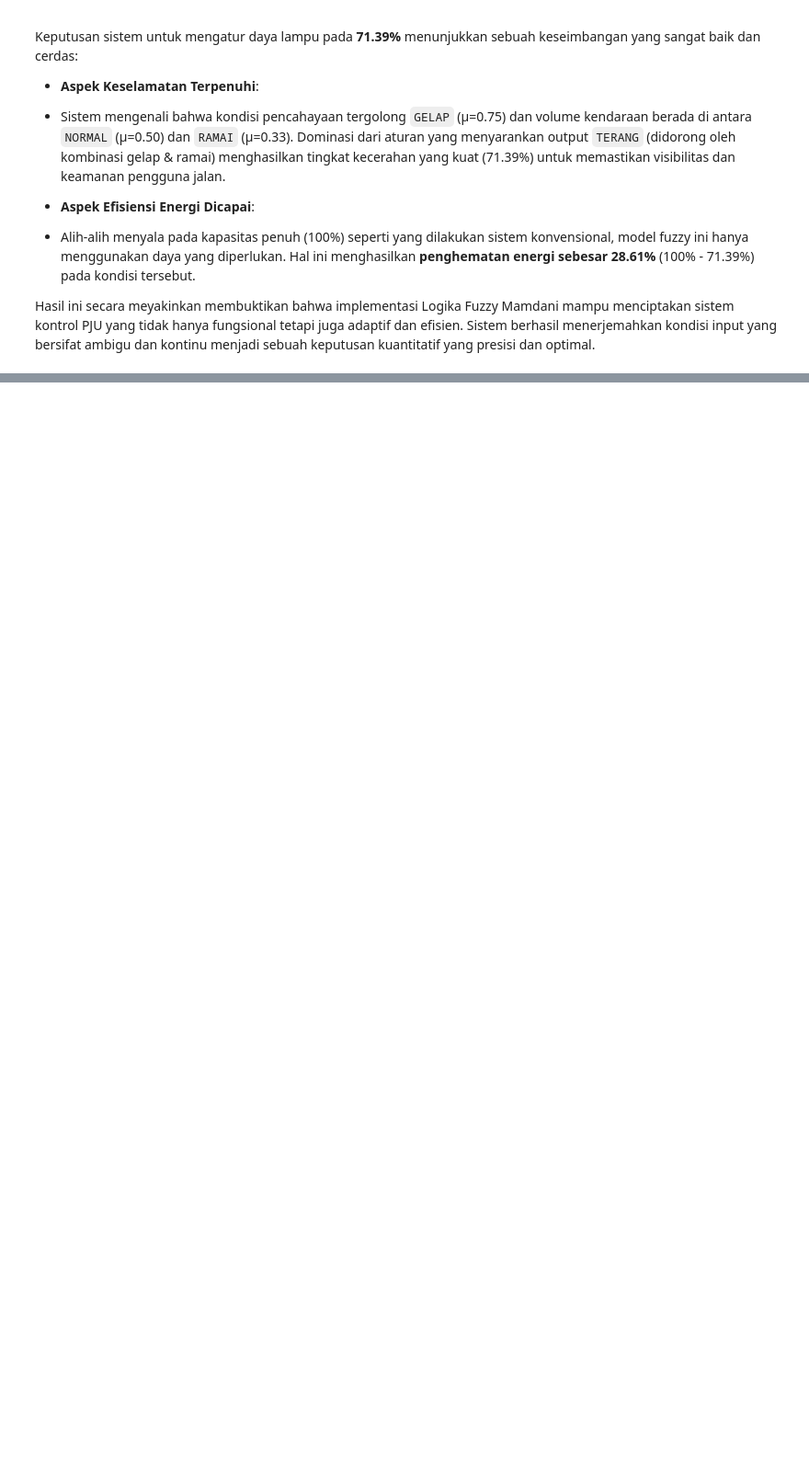
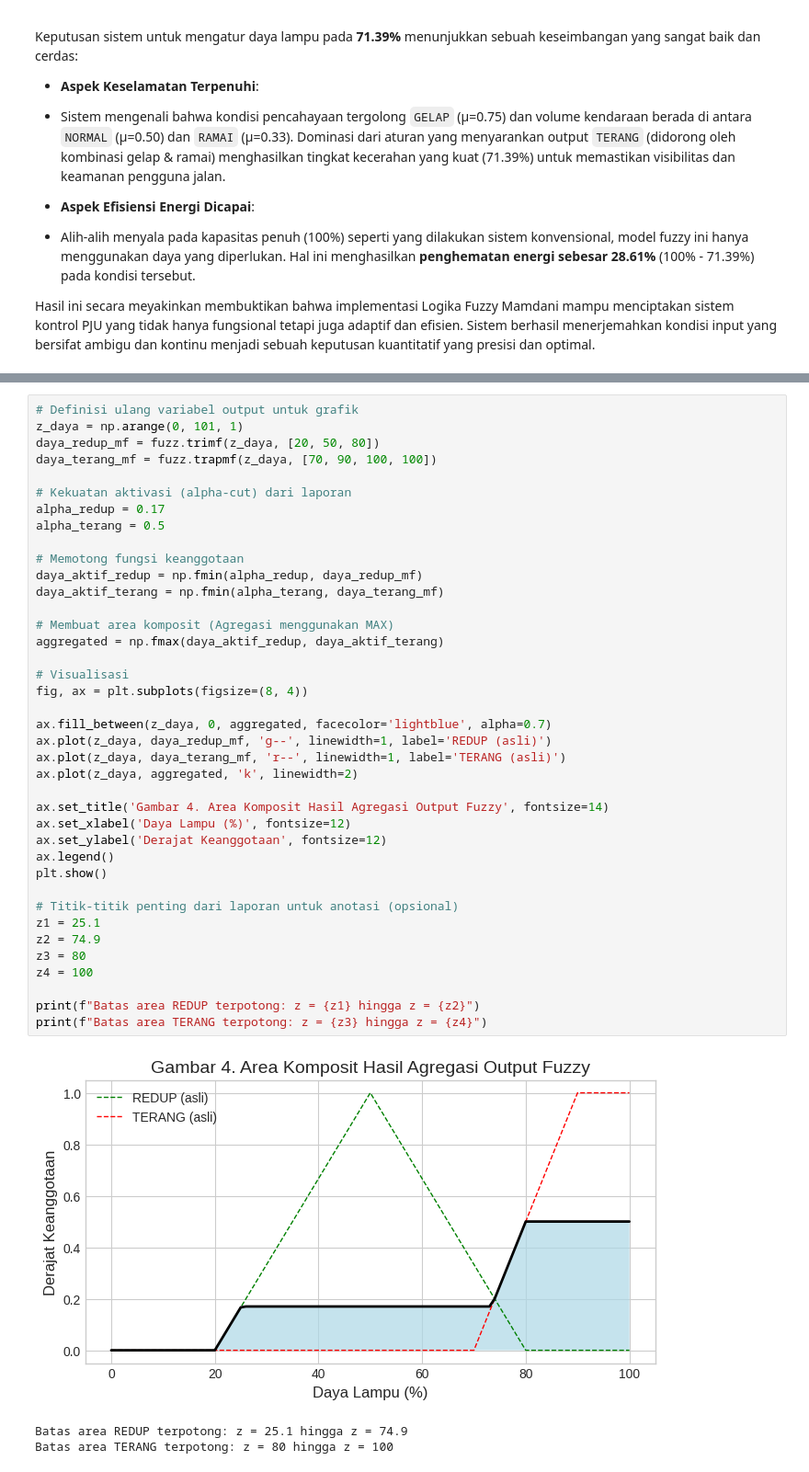
Before and after one commit to LatiefDataVisionary/data-science-modelling-and-simulation-college-task, a Jupyter notebook: src/fuzzy_mamdani_case.ipynb, the cells around one changed output, grey strips where cells are left out. Shown at 92% size. Cells and saved outputs as stored; diff of their text form; blank space fills up the shorter version.

```diff
--- a/src/fuzzy_mamdani_case.ipynb
+++ b/src/fuzzy_mamdani_case.ipynb
@@ -262,0 +318,43 @@ Hasil ini secara meyakinkan membuktikan bahwa implementasi Logika Fuzzy Mamdani
+# %%
+# Definisi ulang variabel output untuk grafik
+z_daya = np.arange(0, 101, 1)
+daya_redup_mf = fuzz.trimf(z_daya, [20, 50, 80])
+daya_terang_mf = fuzz.trapmf(z_daya, [70, 90, 100, 100])
+
+# Kekuatan aktivasi (alpha-cut) dari laporan
+alpha_redup = 0.17
+alpha_terang = 0.5
+
+# Memotong fungsi keanggotaan
+daya_aktif_redup = np.fmin(alpha_redup, daya_redup_mf)
+daya_aktif_terang = np.fmin(alpha_terang, daya_terang_mf)
+
+# Membuat area komposit (Agregasi menggunakan MAX)
+aggregated = np.fmax(daya_aktif_redup, daya_aktif_terang)
+
+# Visualisasi
+fig, ax = plt.subplots(figsize=(8, 4))
+
+ax.fill_between(z_daya, 0, aggregated, facecolor='lightblue', alpha=0.7)
+ax.plot(z_daya, daya_redup_mf, 'g--', linewidth=1, label='REDUP (asli)')
+ax.plot(z_daya, daya_terang_mf, 'r--', linewidth=1, label='TERANG (asli)')
+ax.plot(z_daya, aggregated, 'k', linewidth=2)
+
+ax.set_title('Gambar 4. Area Komposit Hasil Agregasi Output Fuzzy', fontsize=14)
+ax.set_xlabel('Daya Lampu (%)', fontsize=12)
+ax.set_ylabel('Derajat Keanggotaan', fontsize=12)
+ax.legend()
+plt.show()
+
+# Titik-titik penting dari laporan untuk anotasi (opsional)
+z1 = 25.1
+z2 = 74.9
+z3 = 80
+z4 = 100
+
+print(f"Batas area REDUP terpotong: z = {z1} hingga z = {z2}")
+print(f"Batas area TERANG terpotong: z = {z3} hingga z = {z4}")
+# %% [output]
+[figure, added]
+Batas area REDUP terpotong: z = 25.1 hingga z = 74.9
+Batas area TERANG terpotong: z = 80 hingga z = 100
```
Also changed, not shown: parts of 1 cell of this notebook.
